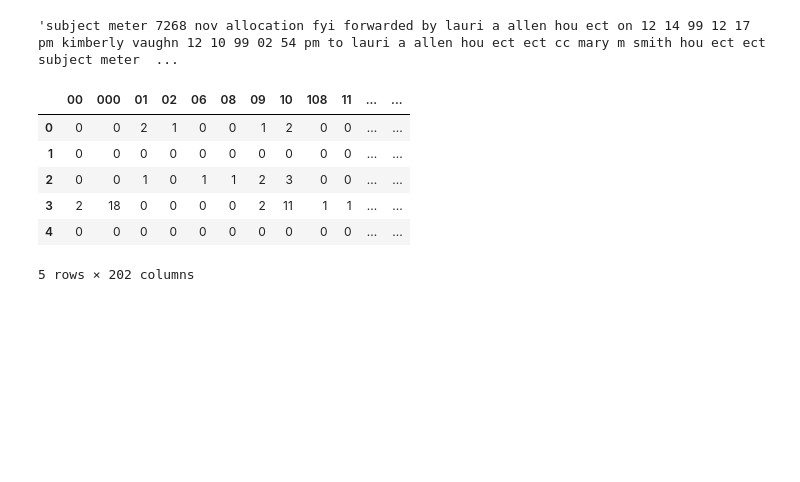
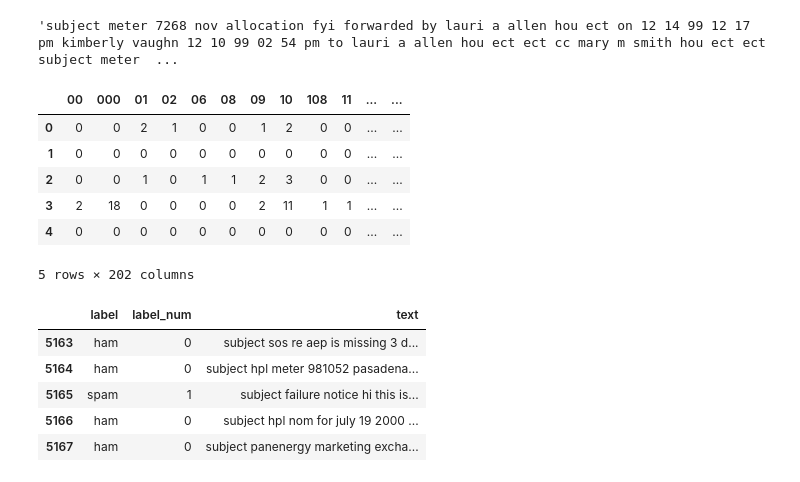
Before and after one commit to haldonmez/spam-mail-detection, a Jupyter notebook: visualize.ipynb, the cells around one changed output. Cells and saved outputs as stored; diff of their text form; code cells hidden in the pictures; blank space fills up the shorter version.

Commit message:
Update
All datasets  including a combined version of the spam-ham enron has been created and stored.

```diff
--- a/visualize.ipynb
+++ b/visualize.ipynb
@@ -179,3 +179,14 @@ bow_df
 | 3 | 2 | 18 | 0 | 0 | 0 | 0 | 2 | 11 | 1 | 1 | ... | ... |
 | 4 | 0 | 0 | 0 | 0 | 0 | 0 | 0 | 0 | 0 | 0 | ... | ... |
 5 rows × 202 columns
+# %%
+vt = pd.read_csv("dataset_create\\dataset\\enron1.csv")
+# %%
+vt.tail()
+# %% [output]
+|  | label | label_num | text |
+| 5163 | ham | 0 | subject sos re aep is missing 3 d... |
+| 5164 | ham | 0 | subject hpl meter 981052 pasadena... |
+| 5165 | spam | 1 | subject failure notice hi this is... |
+| 5166 | ham | 0 | subject hpl nom for july 19 2000 ... |
+| 5167 | ham | 0 | subject panenergy marketing excha... |
```
Also changed, not shown: 1 other file.
